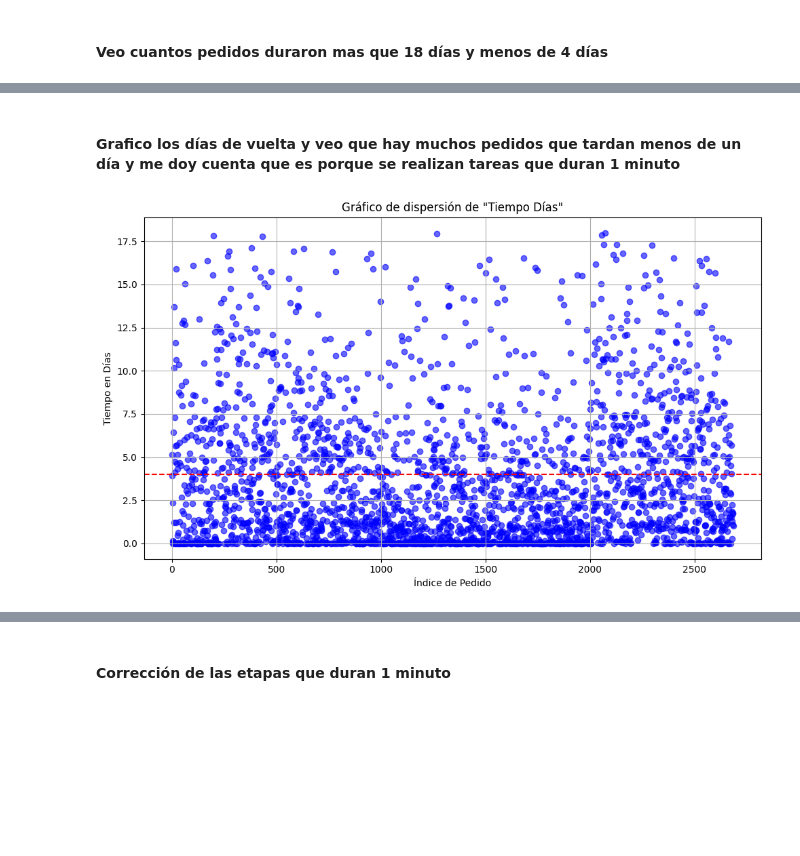
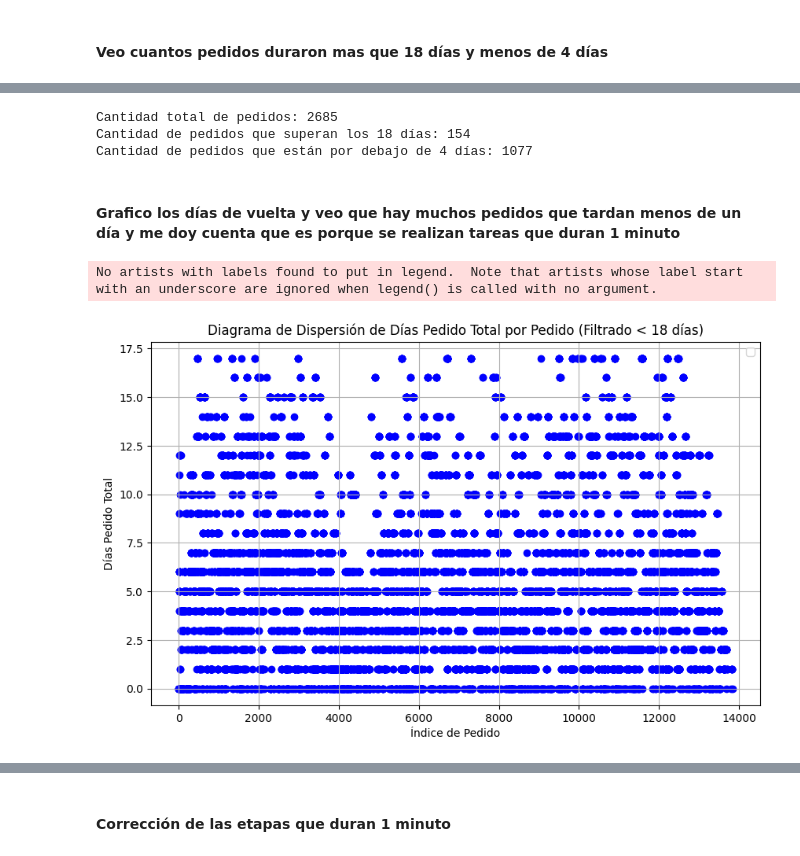
Before and after one commit to AbrilSchafer/Proyecto-Final, a Jupyter notebook: limpieza.ipynb, the cells around one changed output, grey strips where cells are left out. Cells and saved outputs as stored; diff of their text form; code cells hidden in the pictures; blank space fills up the shorter version.

```diff
--- a/limpieza.ipynb
+++ b/limpieza.ipynb
@@ -81,23 +284,0 @@ Cantidad de IDs después del filtrado: 2685
-# %%
-import pandas as pd
-import matplotlib.pyplot as plt
-
-# Función para convertir 'HH:MM' a minutos totales
-def convertir_a_minutos(tiempo_str):
-    try:
-        horas, minutos = map(int, tiempo_str.split(':'))
-        return horas * 60 + minutos
-    except:
-        return None  # Manejar valores no válidos
-
-# Aplica la función de conversión a la columna 'Tiempo Horas' para obtener minutos
-df['Tiempo Minutos'] = df['Tiempo Horas'].apply(convertir_a_minutos)
-
-# Convierte los minutos a días
-df['Tiempo Días'] = df['Tiempo Minutos'] / 1440  # 1440 minutos en un día
-
-# Agrupar por 'Nº' (ID del pedido) y sumar los días de cada pedido
-df_agrupado = df.groupby('Nº')['Tiempo Días'].sum().reset_index()
-
-# Muestra el resultado
-print(df_agrupado)
@@ -239,27 +309,44 @@ Name: count, dtype: int64
+# %%
+# Contar la cantidad total de pedidos únicos
+cantidad_total_pedidos = df['Nº'].nunique()
+
+# Contar la cantidad de pedidos que superan los 18 días de tardanza total
+pedidos_mayor_18_dias = df[df['Dias Pedido Total'] > 18]['Nº'].nunique()
+
+# Contar la cantidad de pedidos que están por debajo de los 4 días de tardanza total
+pedidos_menor_4_dias = df[df['Dias Pedido Total'] < 4]['Nº'].nunique()
+
+# Imprimir los resultados
+print(f"Cantidad total de pedidos: {cantidad_total_pedidos}")
+print(f"Cantidad de pedidos que superan los 18 días: {pedidos_mayor_18_dias}")
+print(f"Cantidad de pedidos que están por debajo de 4 días: {pedidos_menor_4_dias}")
+# %% [output]
+Cantidad total de pedidos: 2685
+Cantidad de pedidos que superan los 18 días: 154
+Cantidad de pedidos que están por debajo de 4 días: 1077
 # %% [markdown]
 #### Grafico los días de vuelta y veo que hay muchos pedidos que tardan menos de un día y me doy cuenta que es porque se realizan tareas que duran 1 minuto
 # %%
-# Filtrar los registros que tarden más de 18 días
-df_filtrado = df_agrupado[(df_agrupado['Tiempo Días'] <= 18)]
+# Filtrar los pedidos que duran menos de 18 días
+df_filtrado = df[df['Dias Pedido Total'] < 18]
 
-# Graficar el scatter plot con los datos filtrados
+# Crear un gráfico de dispersión con el índice en el eje X y los días totales del pedido en el eje Y (filtrado)
 plt.figure(figsize=(10, 6))
 
-# Usamos el índice del DataFrame para el eje X y 'Tiempo Días' para el eje Y
-plt.scatter(df_filtrado.index, df_filtrado['Tiempo Días'], color='blue', alpha=0.6)
+# Graficar el índice vs. los días totales del pedido (filtrado)
+plt.scatter(df_filtrado.index, df_filtrado['Dias Pedido Total'], color='blue')
 
 # Agregar título y etiquetas de los ejes
-plt.title('Gráfico de dispersión de "Tiempo Días"')
+plt.title('Diagrama de Dispersión de Días Pedido Total por Pedido (Filtrado < 18 días)')
 plt.xlabel('Índice de Pedido')
-plt.ylabel('Tiempo en Días')
+plt.ylabel('Días Pedido Total')
 
-# Agregar una línea horizontal punteada en los 14 días
-plt.axhline(y=4, color='red', linestyle='--', label=' días')
-# Agregar la cuadrícula
-plt.grid(True)
+# Agregar leyenda
+plt.legend()
 
 # Mostrar el gráfico
-plt.tight_layout()  # Asegura que todo quede bien distribuido
+plt.grid(True)
 plt.show()
 # %% [output]
+No artists with labels found to put in legend.  Note that artists whose label start with an underscore are ignored when legend() is called with no argument.
-[figure, old version]
+[figure, new version]
```
Also changed, not shown: parts of 95 cells of this notebook, 2 other files.
